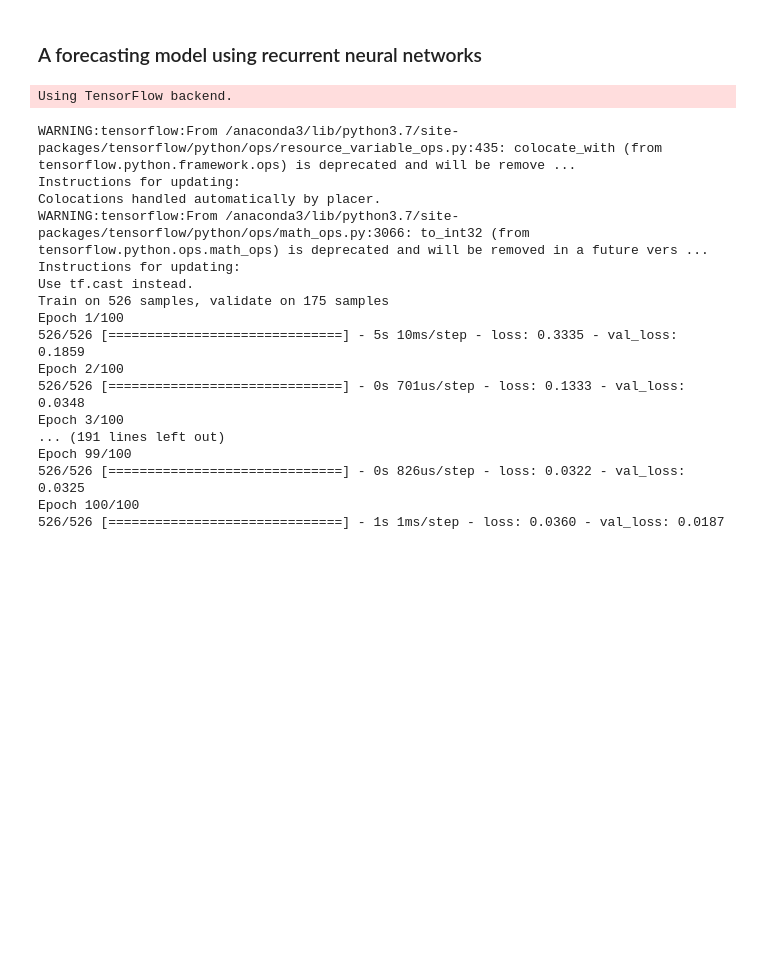
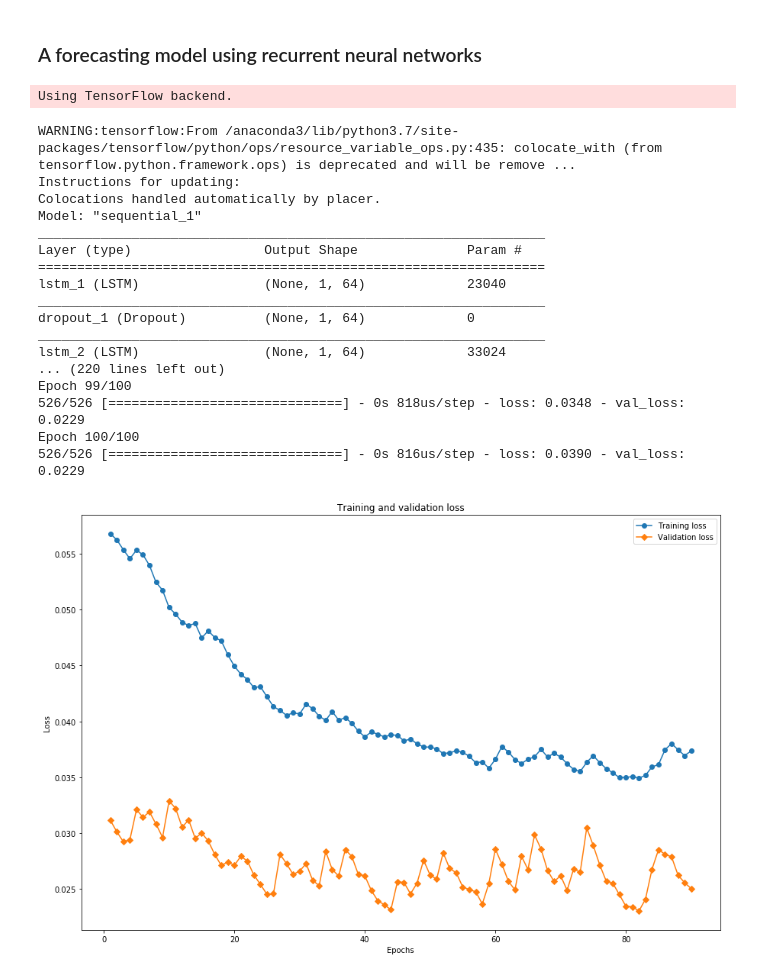
Before and after one commit to chuanwuliu/stock-forecasting, a Jupyter notebook: forecasting.ipynb, the cells around one changed output. Cells and saved outputs as stored; diff of their text form; code cells hidden in the pictures; blank space fills up the shorter version.

```diff
--- a/forecasting.ipynb
+++ b/forecasting.ipynb
@@ -58,5 +65 @@ A number of missing value handling methods are tested. The
-# %%
-# Raw data is directed used in which missing values are ignored.
-if MISSING_VALUE_STRAGETY is None:
-    df_full = df_raw
 # %%
@@ -205,42 +203,74 @@ units = 64
 model = Sequential()
 
 model.add(layers.LSTM(units=units, return_sequences=True, input_shape=(X_train.shape[1], X_train.shape[2])))
-model.add(layers.Dropout(rate=0.1))
+model.add(layers.Dropout(rate=0.2))
 
 model.add(layers.LSTM(units=units, return_sequences=True))
-model.add(layers.Dropout(rate=0.1))
+model.add(layers.Dropout(rate=0.2))
 
 model.add(layers.LSTM(units=units, return_sequences=True))
-model.add(layers.Dropout(rate=0.1))
+model.add(layers.Dropout(rate=0.2))
 
 model.add(layers.LSTM(units=units))
-model.add(layers.Dropout(rate=0.1))
+model.add(layers.Dropout(rate=0.2))
 
 model.add(layers.Dense(units=units, activation='relu'))
 
 model.add(layers.Dense(units=1))
 
+print(model.summary())
+
 model.compile(optimizer='adam', loss='mean_absolute_error')
-history = model.fit(X_train, y_train, epochs=100, batch_size=lookback* features, validation_data=(X_valid, y_valid))
+
+regression_history = model.fit(X_train, y_train, epochs=100, batch_size = lookback * features, validation_data=(X_valid, y_valid))
+
+
+if SAVE_MODEL:
+    model.save(os.path.join('models', 'regression', TICKER + '.h5'))
 # %% [output]
 Using TensorFlow backend.
 WARNING:tensorflow:From /anaconda3/lib/python3.7/site-packages/tensorflow/python/ops/resource_variable_ops.py:435: colocate_with (from tensorflow.python.framework.ops) is deprecated and will be remove ...
 Instructions for updating:
 Colocations handled automatically by placer.
-WARNING:tensorflow:From /anaconda3/lib/python3.7/site-packages/tensorflow/python/ops/math_ops.py:3066: to_int32 (from tensorflow.python.ops.math_ops) is deprecated and will be removed in a future vers ...
-Instructions for updating:
-Use tf.cast instead.
-Train on 526 samples, validate on 175 samples
-Epoch 1/100
-526/526 [==============================] - 5s 10ms/step - loss: 0.3335 - val_loss: 0.1859
-Epoch 2/100
-526/526 [==============================] - 0s 701us/step - loss: 0.1333 - val_loss: 0.0348
-Epoch 3/100
-... (191 lines left out)
+Model: "sequential_1"
+_________________________________________________________________
+Layer (type)                 Output Shape              Param #
+=================================================================
+lstm_1 (LSTM)                (None, 1, 64)             23040
+_________________________________________________________________
+dropout_1 (Dropout)          (None, 1, 64)             0
+_________________________________________________________________
+lstm_2 (LSTM)                (None, 1, 64)             33024
+... (220 lines left out)
 Epoch 99/100
-526/526 [==============================] - 0s 826us/step - loss: 0.0322 - val_loss: 0.0325
+526/526 [==============================] - 0s 818us/step - loss: 0.0348 - val_loss: 0.0229
 Epoch 100/100
-526/526 [==============================] - 1s 1ms/step - loss: 0.0360 - val_loss: 0.0187
+526/526 [==============================] - 0s 816us/step - loss: 0.0390 - val_loss: 0.0229
+# %%
+from helpers import smooth_curve
+
+## Validation of model fitting
+fig = plt.figure(figsize=(15, 10))
+history_dict = regression_history.history
+loss_values = history_dict['loss'][10:]
+val_loss_values = history_dict['val_loss'][10:]
+
+# Smooth the curve and only show data after the 10th point
+loss_values = smooth_curve(loss_values)
+val_loss_values = smooth_curve(val_loss_values)
+
+epochs = range(1, len(loss_values) + 1)
+
+plt.plot(epochs, loss_values, 'o-', label='Training loss')
+plt.plot(epochs, val_loss_values, 'D-', label='Validation loss')
+plt.title('Training and validation loss')
+plt.xlabel('Epochs')
+plt.ylabel('Loss')
+plt.legend()
+plt.show()
+#fig.savefig('document/figures/regression_epochs.pdf')
+# %% [output]
+[figure, added]
 # %%
 # The baseline error
 baseline_regression_error = np.mean(np.abs(y_test[1:] - y_test[:-1]))
```
Also changed, not shown: parts of 19 cells of this notebook, 1 other file.
